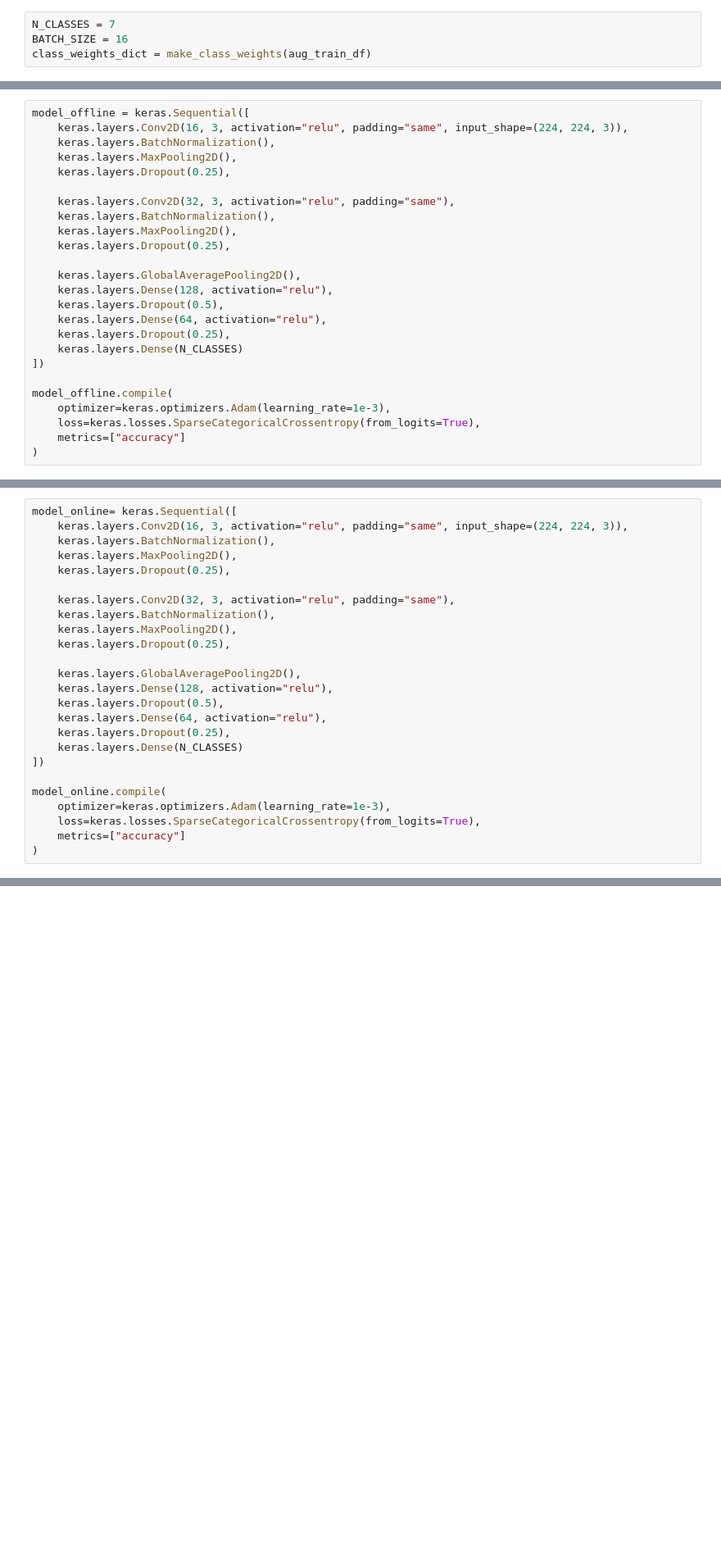
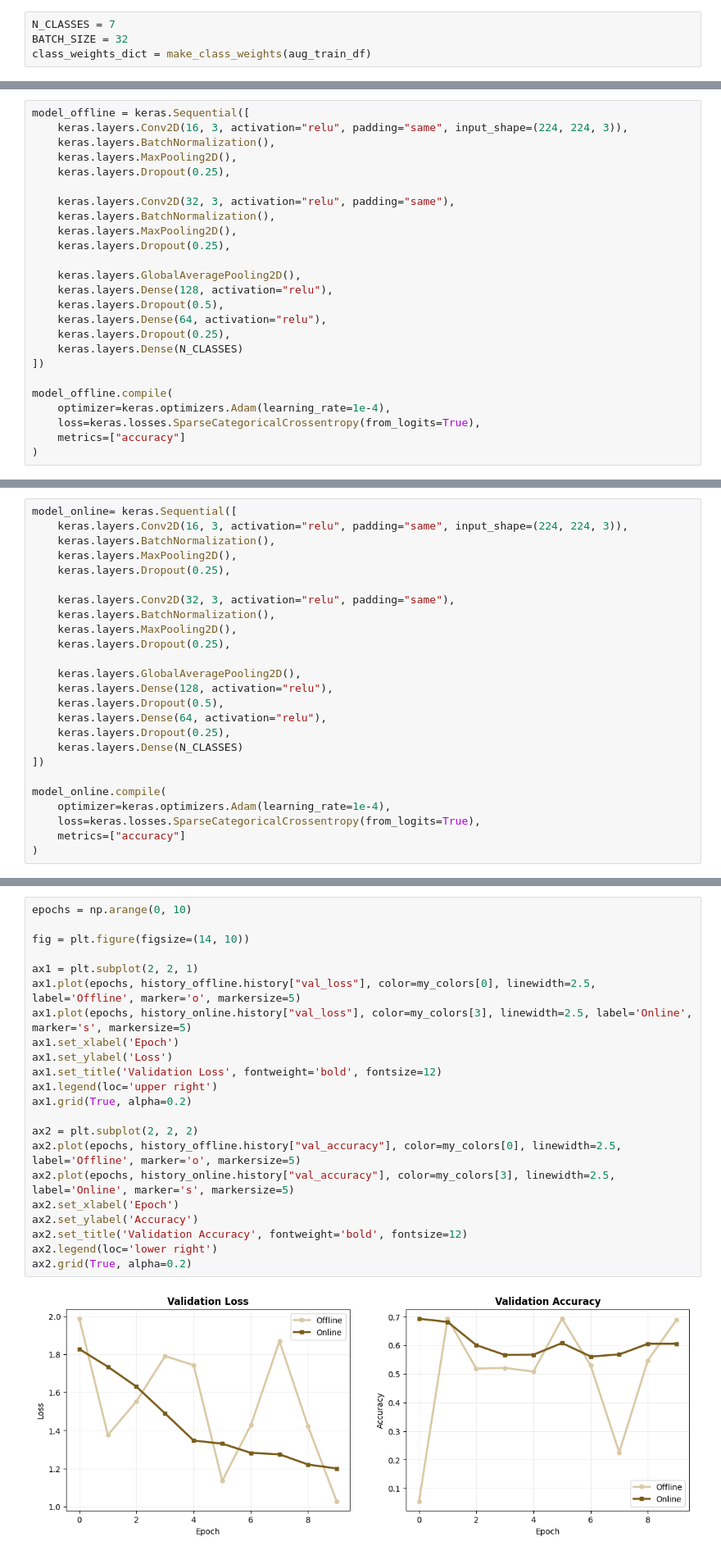
Before and after one commit to mariafranciscag/deep-learning-project, a Jupyter notebook: DataAugmentation.ipynb, the cells around one changed output, grey strips where cells are left out. Shown at 82% size. Drawn from its saved outputs; the diff is of its cells as text; blank space fills up the shorter version.

```diff
--- a/DataAugmentation.ipynb
+++ b/DataAugmentation.ipynb
@@ -249,6 +268,6 @@ aug_train_df.sample(5)
 # %%
 N_CLASSES = 7
-BATCH_SIZE = 16
+BATCH_SIZE = 32
 class_weights_dict = make_class_weights(aug_train_df)
 # %%
 #offline datset
@@ -306,7 +325,7 @@ model_offline = keras.Sequential([
 ])
 
 model_offline.compile(
-    optimizer=keras.optimizers.Adam(learning_rate=1e-3),
+    optimizer=keras.optimizers.Adam(learning_rate=1e-4),
     loss=keras.losses.SparseCategoricalCrossentropy(from_logits=True),
     metrics=["accuracy"]
 )
@@ -359,7 +389,7 @@ model_online= keras.Sequential([
 ])
 
 model_online.compile(
-    optimizer=keras.optimizers.Adam(learning_rate=1e-3),
+    optimizer=keras.optimizers.Adam(learning_rate=1e-4),
     loss=keras.losses.SparseCategoricalCrossentropy(from_logits=True),
     metrics=["accuracy"]
 )
@@ -467,0 +471,24 @@ The speed advantage of offline augmentation is partly attributable to its larger
+# %%
+epochs = np.arange(0, 10)
+
+fig = plt.figure(figsize=(14, 10))
+
+ax1 = plt.subplot(2, 2, 1)
+ax1.plot(epochs, history_offline.history["val_loss"], color=my_colors[0], linewidth=2.5, label='Offline', marker='o', markersize=5)
+ax1.plot(epochs, history_online.history["val_loss"], color=my_colors[3], linewidth=2.5, label='Online', marker='s', markersize=5)
+ax1.set_xlabel('Epoch')
+ax1.set_ylabel('Loss')
+ax1.set_title('Validation Loss', fontweight='bold', fontsize=12)
+ax1.legend(loc='upper right')
+ax1.grid(True, alpha=0.2)
+
+ax2 = plt.subplot(2, 2, 2)
+ax2.plot(epochs, history_offline.history["val_accuracy"], color=my_colors[0], linewidth=2.5, label='Offline', marker='o', markersize=5)
+ax2.plot(epochs, history_online.history["val_accuracy"], color=my_colors[3], linewidth=2.5, label='Online', marker='s', markersize=5)
+ax2.set_xlabel('Epoch')
+ax2.set_ylabel('Accuracy')
+ax2.set_title('Validation Accuracy', fontweight='bold', fontsize=12)
+ax2.legend(loc='lower right')
+ax2.grid(True, alpha=0.2)
+# %% [output]
+[figure, added]
```
Also changed, not shown: parts of 20 cells of this notebook.
